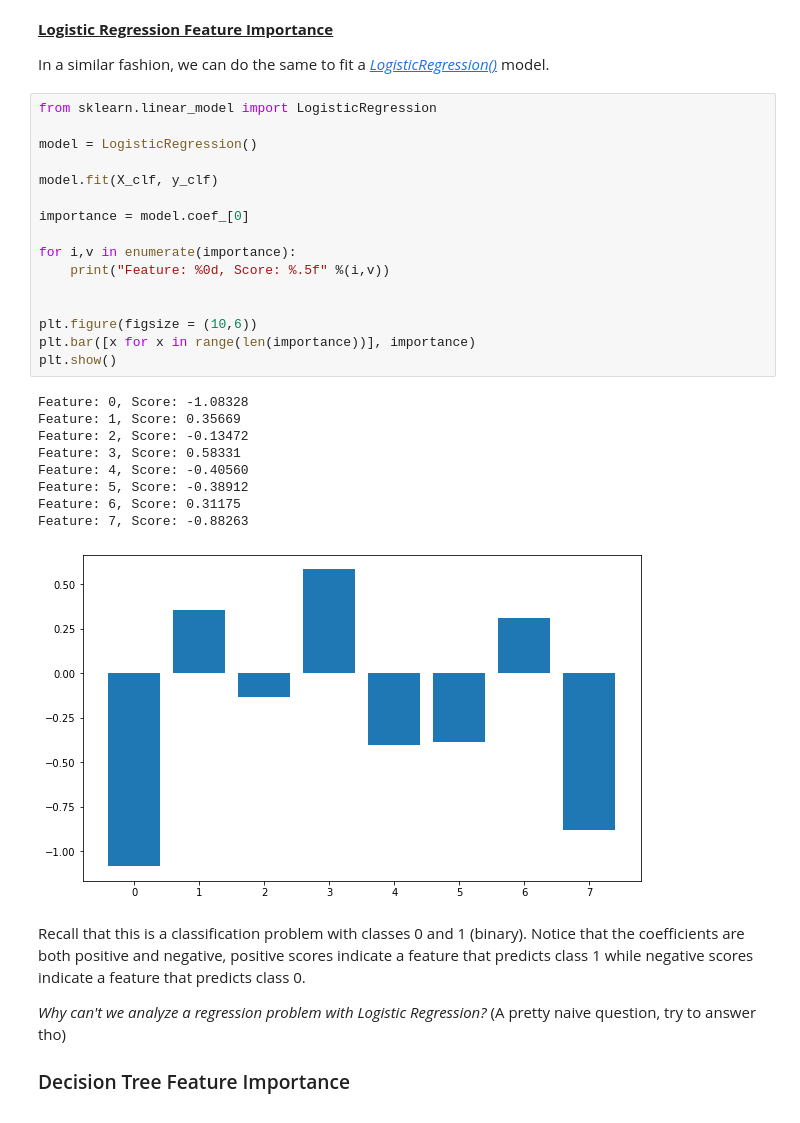
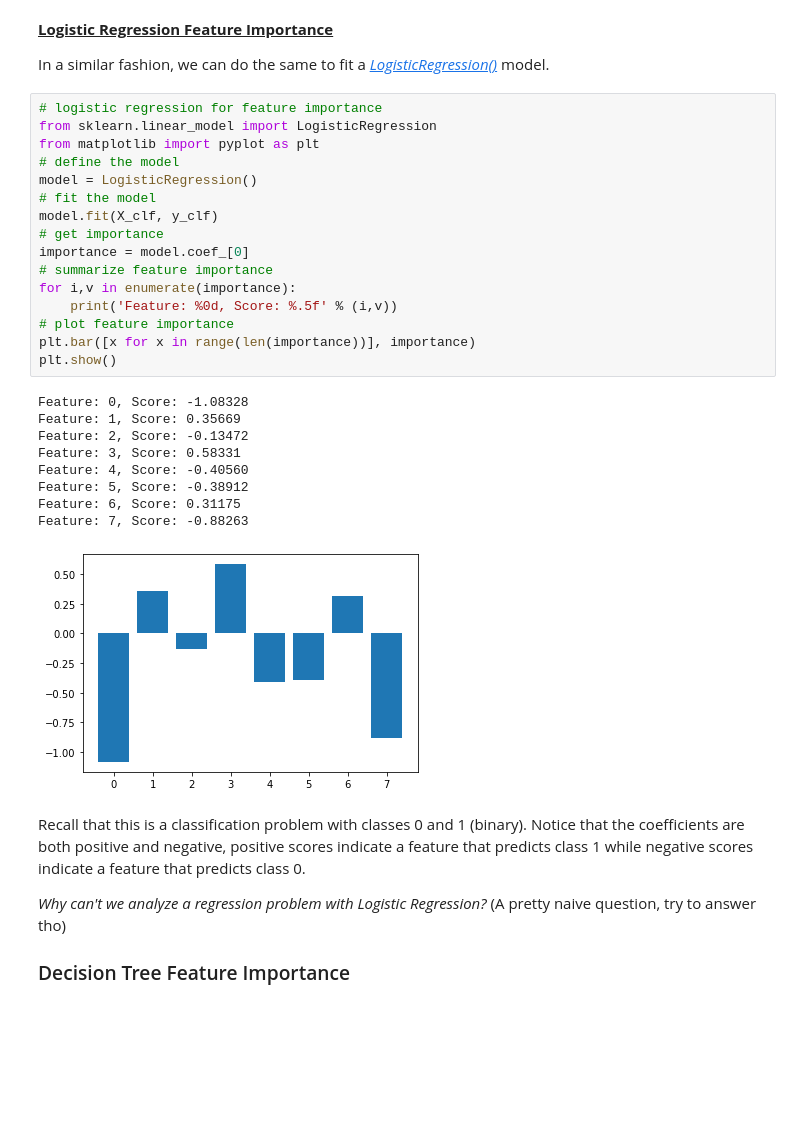
Before and after one commit to MachineLearningJournalClub/HowToTackleAMLCompetition, a Jupyter notebook: HowToTackleAMLCompetition/Lecture1|FeatureProcessing.ipynb, the cells around one changed output. Cells and saved outputs as stored; diff of their text form; blank space fills up the shorter version.

```diff
--- a/HowToTackleAMLCompetition/Lecture1|FeatureProcessing.ipynb
+++ b/HowToTackleAMLCompetition/Lecture1|FeatureProcessing.ipynb
@@ -508,31 +511,31 @@ Feature: 7, Score: 0.00000
 
 In a similar fashion, we can do the same to fit a [*LogisticRegression()*](https://scikit-learn.org/stable/modules/generated/sklearn.linear_model.LogisticRegression.html) model.
 # %%
+# logistic regression for feature importance
 from sklearn.linear_model import LogisticRegression
-
+from matplotlib import pyplot as plt
+# define the model
 model = LogisticRegression()
-
+# fit the model
 model.fit(X_clf, y_clf)
-
+# get importance
 importance = model.coef_[0]
-
+# summarize feature importance
 for i,v in enumerate(importance):
-	print("Feature: %0d, Score: %.5f" %(i,v))
-
-
-plt.figure(figsize = (10,6))
+	print('Feature: %0d, Score: %.5f' % (i,v))
+# plot feature importance
 plt.bar([x for x in range(len(importance))], importance)
 plt.show()
 # %% [output]
 Feature: 0, Score: -1.08328
 Feature: 1, Score: 0.35669
 Feature: 2, Score: -0.13472
 Feature: 3, Score: 0.58331
 Feature: 4, Score: -0.40560
 Feature: 5, Score: -0.38912
 Feature: 6, Score: 0.31175
 Feature: 7, Score: -0.88263
-[figure, old version]
+[figure, new version]
 # %% [markdown]
 Recall that this is a classification problem with classes 0 and 1 (binary). Notice that the coefficients are both positive and negative, positive scores indicate a feature that predicts class 1 while negative scores indicate a feature that predicts class 0.
 
```
Also changed, not shown: parts of 55 cells of this notebook.
